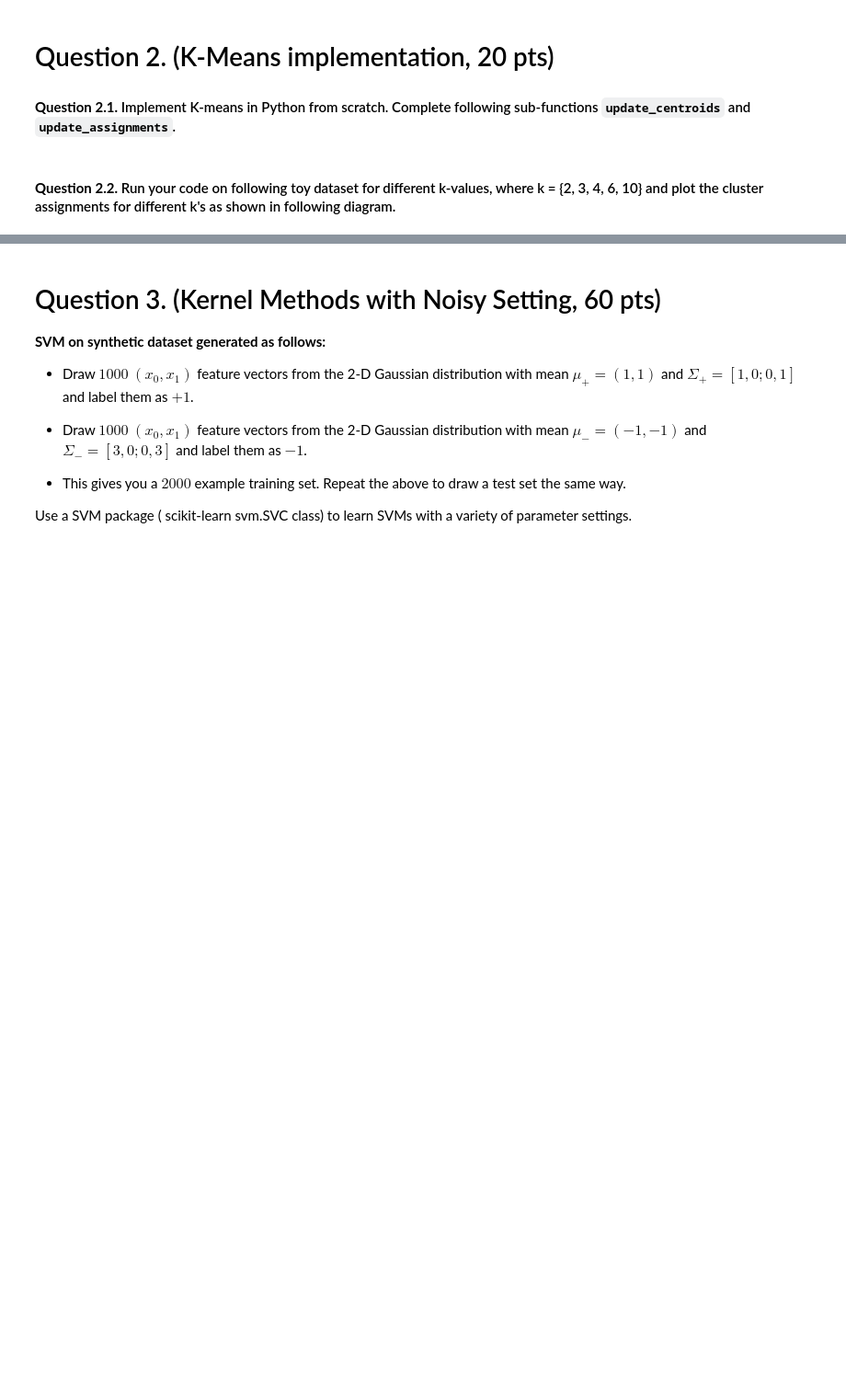
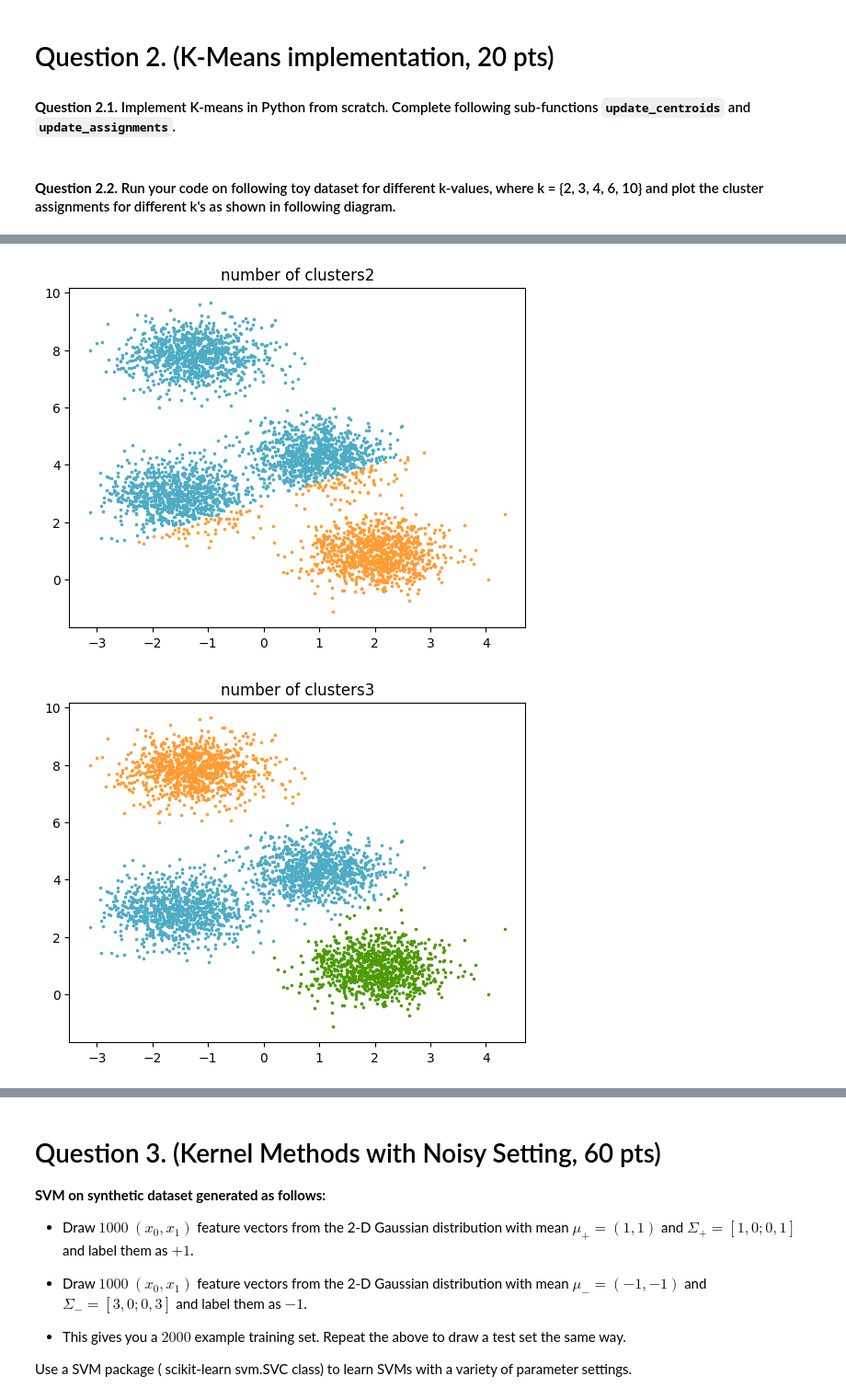
Before and after one commit to shiva-ganesh-ramakrishnan/ML242-Assignments, a Jupyter notebook: Assignment-4/Assignment4.ipynb, the cells around one changed output, grey strips where cells are left out. Shown: that part at 92% size. Saved outputs shown, nothing was run; the diff lists cells and outputs as text; code cells hidden in the pictures; blank space fills up the shorter version.

Commit message:
Assignment-4 ML Initial Commit

```diff
--- a/Assignment-4/Assignment4.ipynb
+++ b/Assignment-4/Assignment4.ipynb
@@ -39,6 +39,22 @@ from IPython.display import Image
 
 #### **Question 2.1.** Implement K-means in Python from scratch. Complete following sub-functions `update_centroids` and `update_assignments`.
 # %%
+import numpy as np
+
+def find_nearest_centroid(x,y,centroids):
+  min_distance = float('inf')
+  label = -1
+  i = 0
+  for center in centroids:
+    curr_dist = np.sqrt(np.square(center[0]-x) + np.square(center[1]-y))
+    #print(curr_dist)
+    if (curr_dist <= min_distance):
+      min_distance = curr_dist
+      label = i
+    i += 1
+
+  return label
+
 def update_assignments(data, centroids):
 
   ########################
@@ -47,7 +63,11 @@ def update_assignments(data, centroids):
   ## you will get cluster#
   ##assignments here #####
   ########################
+  assignments = []
 
+  for point in data:
+    curr_label = find_nearest_centroid(point[0], point[1],centroids)
+    assignments.append(curr_label)
   return assignments
 
 def update_centroids(data,centroids,assignments):
@@ -55,6 +75,14 @@ def update_centroids(data,centroids,assignments):
   ########################
   #### YOUR CODE HERE ####
   ########################
+  assignments = np.array(assignments)
+  for k in range(len(centroids)):
+    cluster_data = assignments == k
+
+    x,y = data[cluster_data, 0], data[cluster_data, 1]
+    #print(x.shape)
+   # print(y.shape)
+    centroids[k] = (np.sum(x)/len(x), np.sum(y)/len(y))
 
   return centroids
 
@@ -95,12 +123,28 @@ for k, col in enumerate(colors):
 # %%
 
 import numpy as np
 
 # function to get initial cluster centroids; we randomly choose k points from the dataset
 def get_initial_clusters(k, X):
   random_indices = np.random.randint(0, X.shape[0], k)
   initial_centroids = X[random_indices]
 
   return initial_centroids
 
 # your code here.
+colors = ["#4EACC5", "#FF9C34", "#4E9A06", "m", "#F0F063", "#131305", "#E44C0F", "#120FE4", "#ABAAE5", "#15B04B"]
+for no_clusters in [2,3,4,6,10]:
+  initial_centroids = get_initial_clusters(no_clusters,X)
+  centroid,assignments = kmeans(X, initial_centroids, 100)
+  #print(n_clusters)
+  plt.figure()
+  for k, col in enumerate(colors[:no_clusters]):
+      cluster_data = np.array(assignments) == k
+
+      plt.scatter(X[cluster_data, 0], X[cluster_data, 1], c=col, marker=".", s=10)
+
+      plt.title("number of clusters" + str(no_clusters))
+plt.show()
+# %% [output]
+[figure, added]
+[figure, added]
```
Also changed, not shown: parts of 16 cells of this notebook.
